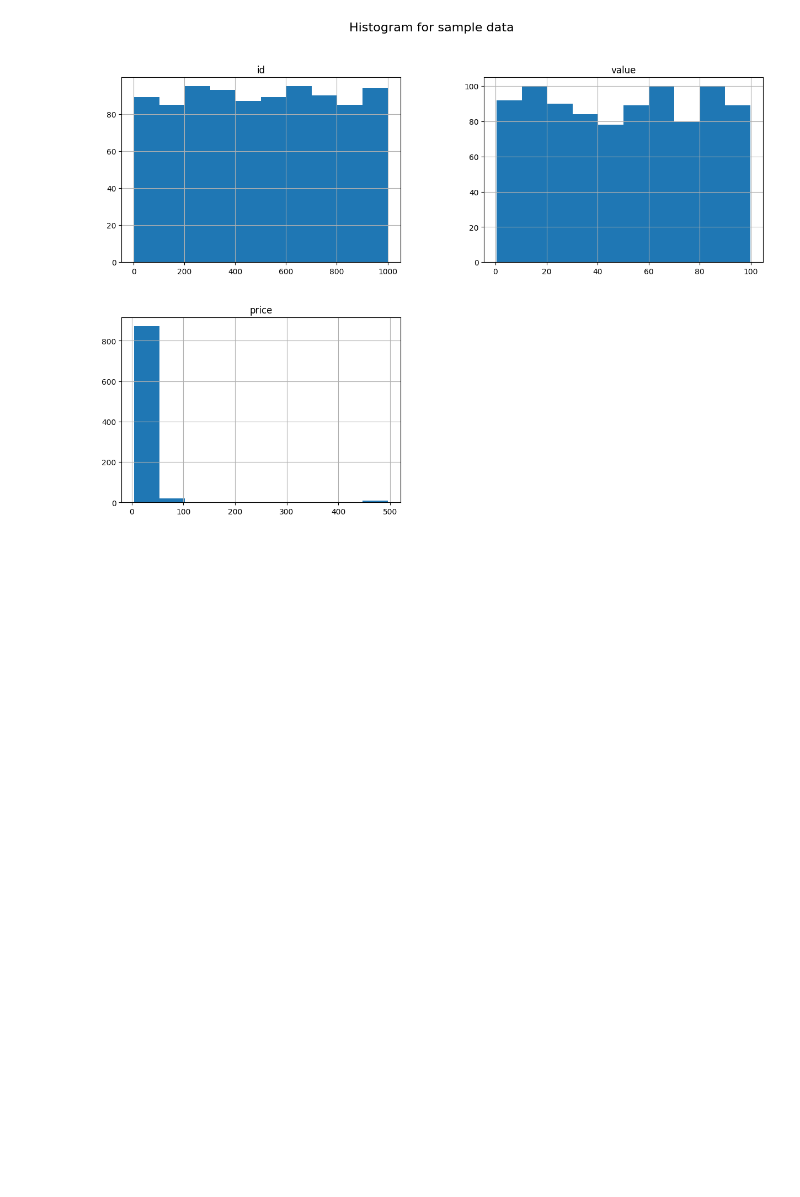
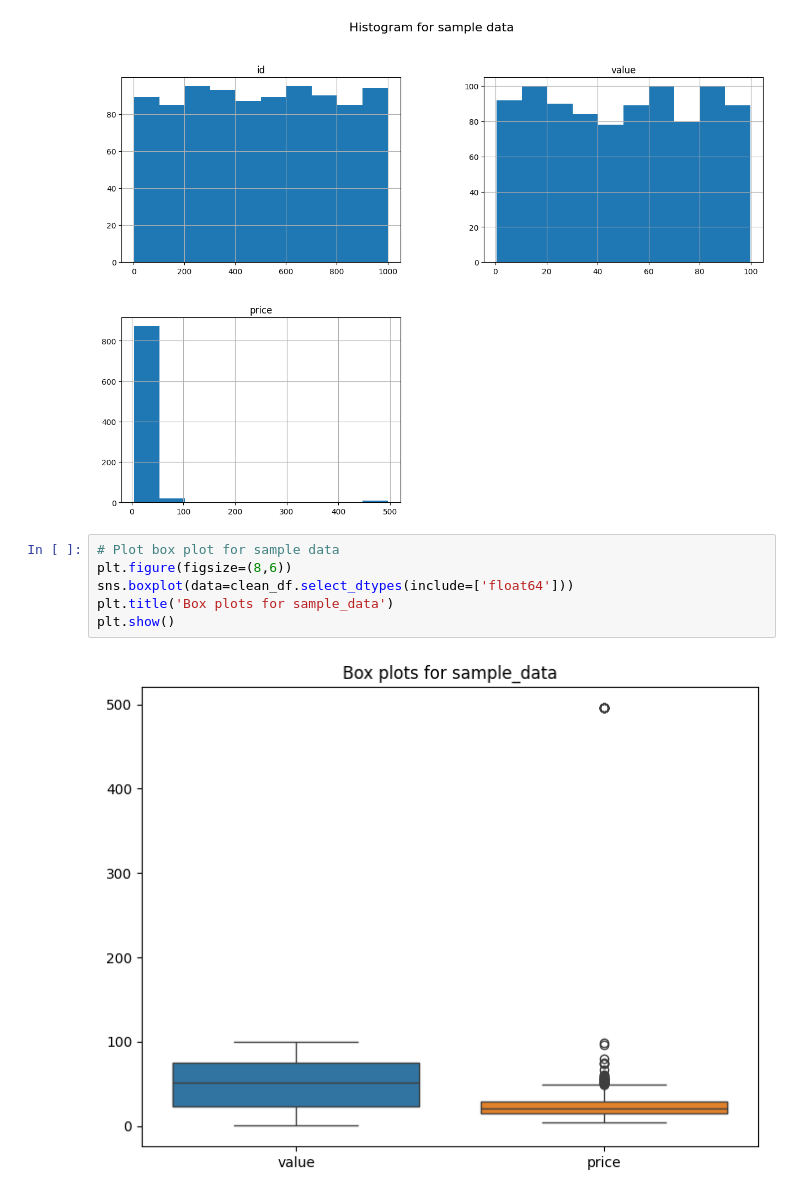
Before and after one commit to siddhantbhattarai/AI-Pre-Foundation, a Jupyter notebook: Day_5_Visualization_Exercise.ipynb, the cells around one changed output. Saved outputs shown, nothing was run; the diff lists cells and outputs as text; blank space fills up the shorter version.

```diff
--- a/Day_5_Visualization_Exercise.ipynb
+++ b/Day_5_Visualization_Exercise.ipynb
@@ -42,3 +42,11 @@ plt.suptitle('Histogram for sample data', fontsize=16)
 plt.show()
 # %% [output]
 [figure]
+# %%
+# Plot box plot for sample data
+plt.figure(figsize=(8,6))
+sns.boxplot(data=clean_df.select_dtypes(include=['float64']))
+plt.title('Box plots for sample_data')
+plt.show()
+# %% [output]
+[figure, added]
```
Also changed, not shown: parts of 3 cells of this notebook.
